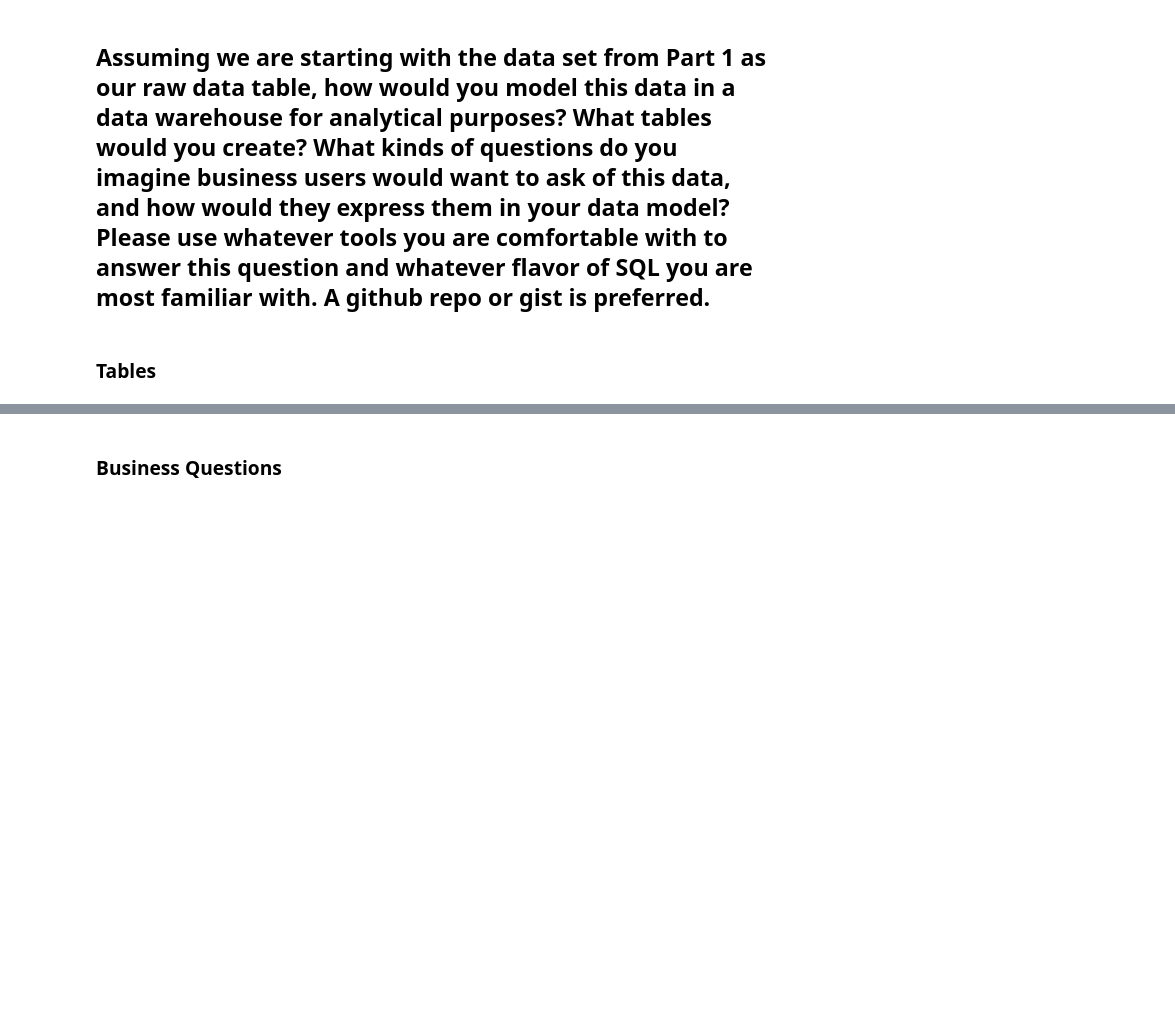
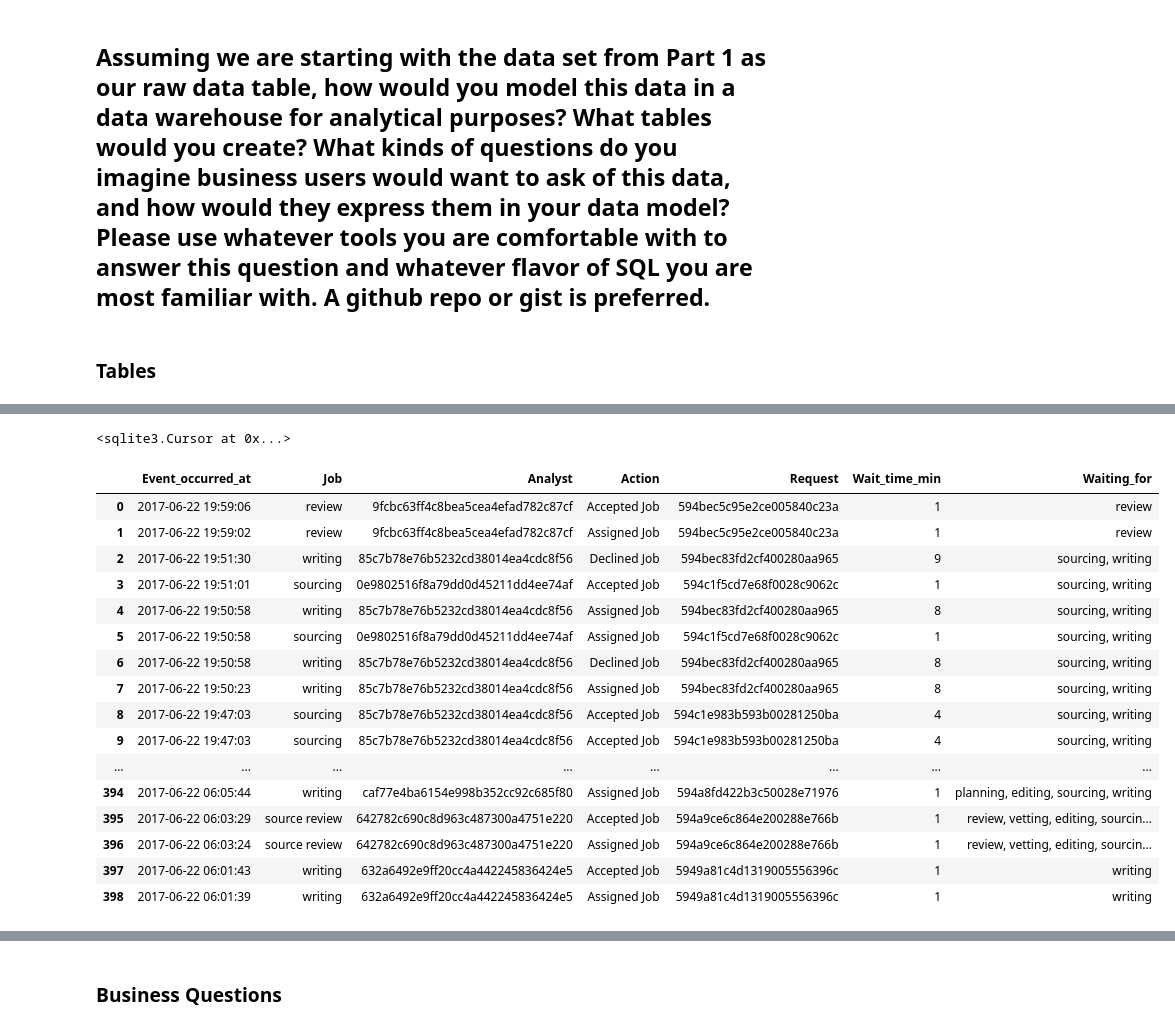
Before and after one commit to erikajane/Wonder_SQL_Task, a Jupyter notebook: Part 2 - Data Modeling.ipynb, the cells around one changed output, grey strips where cells are left out. Drawn from its saved outputs; the diff is of its cells as text; code cells hidden in the pictures; blank space fills up the shorter version.

```diff
--- a/Part 2 - Data Modeling.ipynb
+++ b/Part 2 - Data Modeling.ipynb
@@ -31,0 +41,10 @@ I decided to model the data using the Tidy Data concepts presented by Hadley Wic
+# %%
+# Import necessary libraries
+
+import sqlite3
+import pandas as pd
+pd.options.display.max_rows = 999
+# %%
+# Connect to databse
+conn = sqlite3.connect('database.db')
+c = conn.cursor()
@@ -31,0 +158,34 @@ I decided to model the data using the Tidy Data concepts presented by Hadley Wic
+# %%
+# Create Job Table
+
+c.execute("""CREATE TABLE Job AS
+                SELECT Event_occurred_at, Job, Analyst, Action, Request, Wait_time_min, Waiting_for
+                FROM Assignments;""")
+# %% [output]
+<sqlite3.Cursor at 0x...>
+# %%
+# Query Job Table
+
+c.execute("""SELECT *
+             FROM Job;""")
+data = pd.DataFrame(c.fetchall())
+data.columns = [x[0] for x in c.description]
+data
+# %% [output]
+|  | Event_occurred_at | Job | Analyst | Action | Request | Wait_time_min | Waiting_for |
+| 0 | 2017-06-22 19:59:06 | review | 9fcbc63ff4c8bea5cea4efad782c87cf | Accepted Job | 594bec5c95e2ce005840c23a | 1 | review |
+| 1 | 2017-06-22 19:59:02 | review | 9fcbc63ff4c8bea5cea4efad782c87cf | Assigned Job | 594bec5c95e2ce005840c23a | 1 | review |
+| 2 | 2017-06-22 19:51:30 | writing | 85c7b78e76b5232cd38014ea4cdc8f56 | Declined Job | 594bec83fd2cf400280aa965 | 9 | sourcing, writing |
+| 3 | 2017-06-22 19:51:01 | sourcing | 0e9802516f8a79dd0d45211dd4ee74af | Accepted Job | 594c1f5cd7e68f0028c9062c | 1 | sourcing, writing |
+| 4 | 2017-06-22 19:50:58 | writing | 85c7b78e76b5232cd38014ea4cdc8f56 | Assigned Job | 594bec83fd2cf400280aa965 | 8 | sourcing, writing |
+| 5 | 2017-06-22 19:50:58 | sourcing | 0e9802516f8a79dd0d45211dd4ee74af | Assigned Job | 594c1f5cd7e68f0028c9062c | 1 | sourcing, writing |
+| 6 | 2017-06-22 19:50:58 | writing | 85c7b78e76b5232cd38014ea4cdc8f56 | Declined Job | 594bec83fd2cf400280aa965 | 8 | sourcing, writing |
+| 7 | 2017-06-22 19:50:23 | writing | 85c7b78e76b5232cd38014ea4cdc8f56 | Assigned Job | 594bec83fd2cf400280aa965 | 8 | sourcing, writing |
+| 8 | 2017-06-22 19:47:03 | sourcing | 85c7b78e76b5232cd38014ea4cdc8f56 | Accepted Job | 594c1e983b593b00281250ba | 4 | sourcing, writing |
+| 9 | 2017-06-22 19:47:03 | sourcing | 85c7b78e76b5232cd38014ea4cdc8f56 | Accepted Job | 594c1e983b593b00281250ba | 4 | sourcing, writing |
+| ... | ... | ... | ... | ... | ... | ... | ... |
+| 394 | 2017-06-22 06:05:44 | writing | caf77e4ba6154e998b352cc92c685f80 | Assigned Job | 594a8fd422b3c50028e71976 | 1 | planning, editing, sourcing, writing |
+| 395 | 2017-06-22 06:03:29 | source review | 642782c690c8d963c487300a4751e220 | Accepted Job | 594a9ce6c864e200288e766b | 1 | review, vetting, editing, sourcin... |
+| 396 | 2017-06-22 06:03:24 | source review | 642782c690c8d963c487300a4751e220 | Assigned Job | 594a9ce6c864e200288e766b | 1 | review, vetting, editing, sourcin... |
+| 397 | 2017-06-22 06:01:43 | writing | 632a6492e9ff20cc4a442245836424e5 | Accepted Job | 5949a81c4d1319005556396c | 1 | writing |
+| 398 | 2017-06-22 06:01:39 | writing | 632a6492e9ff20cc4a442245836424e5 | Assigned Job | 5949a81c4d1319005556396c | 1 | writing |
```
Also changed, not shown: parts of 10 cells of this notebook, 4 other files.
